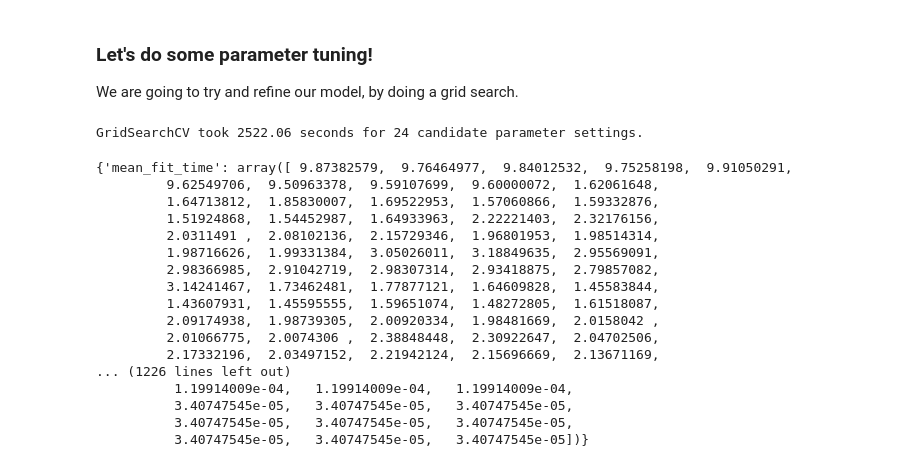
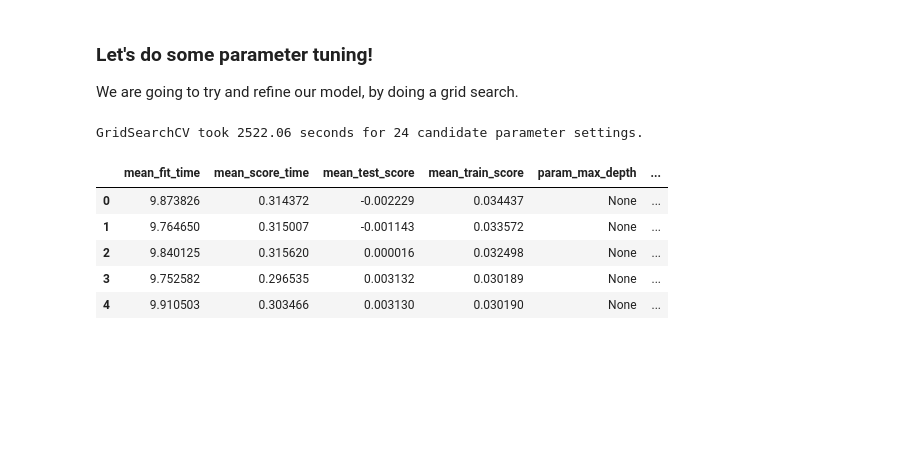
Before and after one commit to UNCG-CSE/Volag, a Jupyter notebook: src/decision_trees.ipynb, the cells around one changed output. Saved outputs shown, nothing was run; the diff lists cells and outputs as text; code cells hidden in the pictures; blank space fills up the shorter version.

Commit message:
convert gridsearch results into dataframe

```diff
--- a/src/decision_trees.ipynb
+++ b/src/decision_trees.ipynb
@@ -244,22 +244,12 @@ result_params = do_gridsearch(X_train, y_train, dt, param_grid)
 GridSearchCV took 2522.06 seconds for 24 candidate parameter settings.
 # %%
 # how do I interpret this?
-result_params
+results = pd.DataFrame(result_params)
+results.head()
 # %% [output]
-{'mean_fit_time': array([ 9.87382579,  9.76464977,  9.84012532,  9.75258198,  9.91050291,
-         9.62549706,  9.50963378,  9.59107699,  9.60000072,  1.62061648,
-         1.64713812,  1.85830007,  1.69522953,  1.57060866,  1.59332876,
-         1.51924868,  1.54452987,  1.64933963,  2.22221403,  2.32176156,
-         2.0311491 ,  2.08102136,  2.15729346,  1.96801953,  1.98514314,
-         1.98716626,  1.99331384,  3.05026011,  3.18849635,  2.95569091,
-         2.98366985,  2.91042719,  2.98307314,  2.93418875,  2.79857082,
-         3.14241467,  1.73462481,  1.77877121,  1.64609828,  1.45583844,
-         1.43607931,  1.45595555,  1.59651074,  1.48272805,  1.61518087,
-         2.09174938,  1.98739305,  2.00920334,  1.98481669,  2.0158042 ,
-         2.01066775,  2.0074306 ,  2.38848448,  2.30922647,  2.04702506,
-         2.17332196,  2.03497152,  2.21942124,  2.15696669,  2.13671169,
-... (1226 lines left out)
-          1.19914009e-04,   1.19914009e-04,   1.19914009e-04,
-          3.40747545e-05,   3.40747545e-05,   3.40747545e-05,
-          3.40747545e-05,   3.40747545e-05,   3.40747545e-05,
-          3.40747545e-05,   3.40747545e-05,   3.40747545e-05])}
+|  | mean_fit_time | mean_score_time | mean_test_score | mean_train_score | param_max_depth | ... |
+| 0 | 9.873826 | 0.314372 | -0.002229 | 0.034437 | None | ... |
+| 1 | 9.764650 | 0.315007 | -0.001143 | 0.033572 | None | ... |
+| 2 | 9.840125 | 0.315620 | 0.000016 | 0.032498 | None | ... |
+| 3 | 9.752582 | 0.296535 | 0.003132 | 0.030189 | None | ... |
+| 4 | 9.910503 | 0.303466 | 0.003130 | 0.030190 | None | ... |
```
